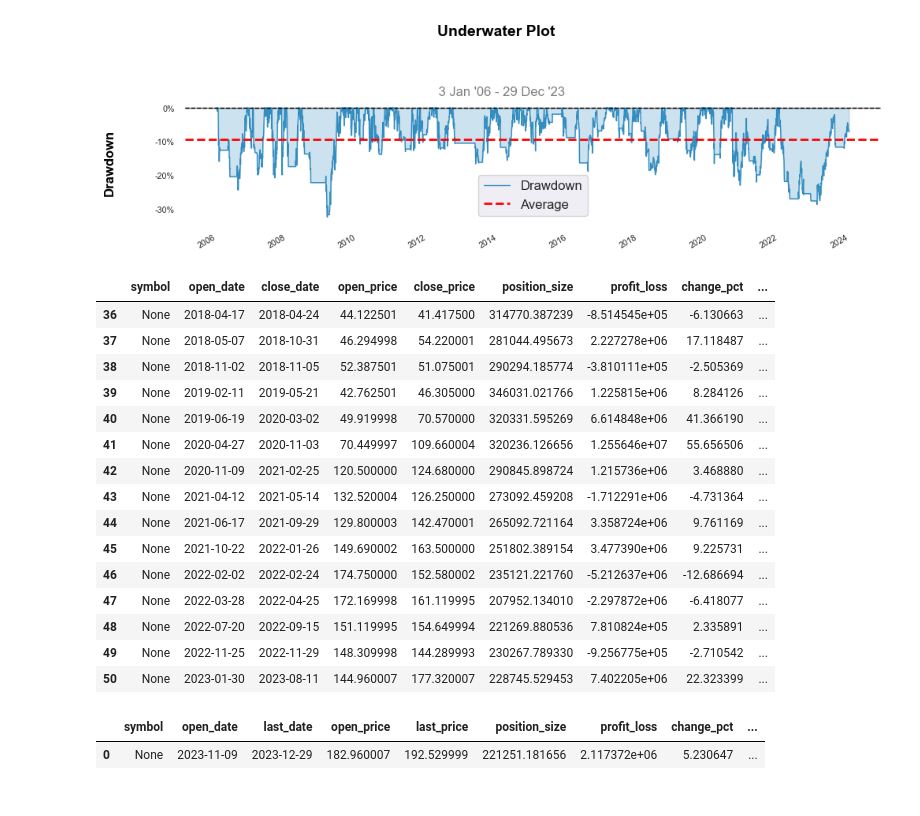
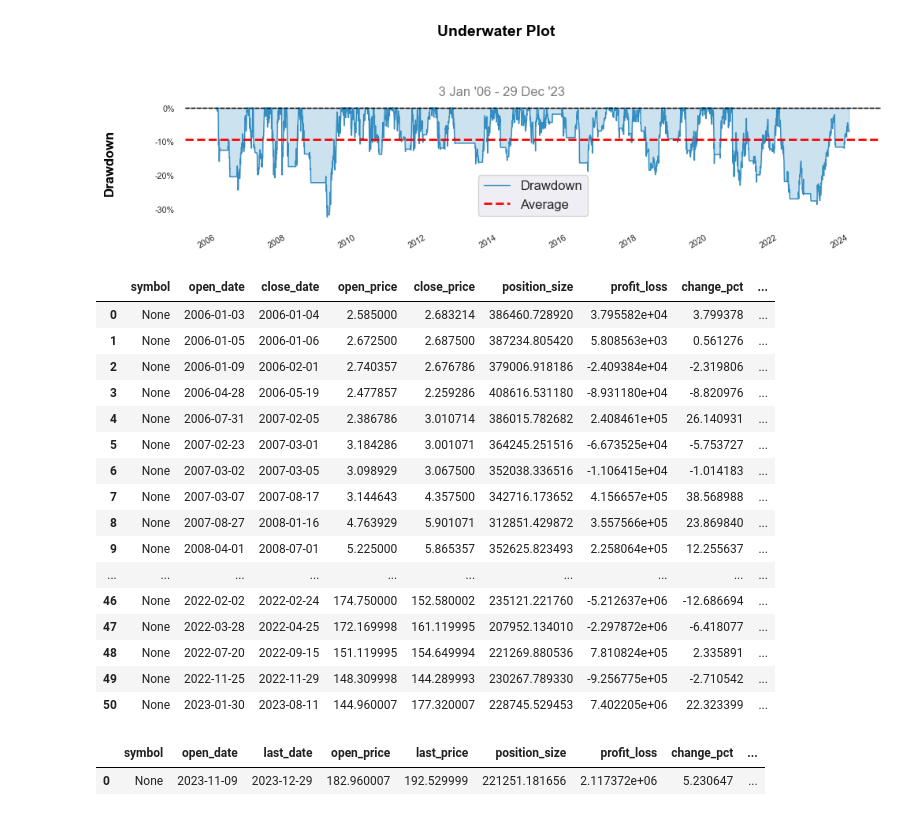
Before and after one commit to pawelkn/btester, a Jupyter notebook: examples/single-asset-ma-crossover.ipynb, the cells around one changed output. Cells and saved outputs as stored; diff of their text form; code cells hidden in the pictures.

```diff
--- a/examples/single-asset-ma-crossover.ipynb
+++ b/examples/single-asset-ma-crossover.ipynb
@@ -127,19 +127,20 @@ qs.plots.drawdown(result.returns, figsize=(10,3))
 [figure]
 # %%
 trades = pd.DataFrame(result.trades)
-trades.tail(15)
+trades
 # %% [output]
 |  | symbol | open_date | close_date | open_price | close_price | position_size | profit_loss | change_pct | ... |
-| 36 | None | 2018-04-17 | 2018-04-24 | 44.122501 | 41.417500 | 314770.387239 | -8.514545e+05 | -6.130663 | ... |
-| 37 | None | 2018-05-07 | 2018-10-31 | 46.294998 | 54.220001 | 281044.495673 | 2.227278e+06 | 17.118487 | ... |
-| 38 | None | 2018-11-02 | 2018-11-05 | 52.387501 | 51.075001 | 290294.185774 | -3.810111e+05 | -2.505369 | ... |
-| 39 | None | 2019-02-11 | 2019-05-21 | 42.762501 | 46.305000 | 346031.021766 | 1.225815e+06 | 8.284126 | ... |
-| 40 | None | 2019-06-19 | 2020-03-02 | 49.919998 | 70.570000 | 320331.595269 | 6.614848e+06 | 41.366190 | ... |
-| 41 | None | 2020-04-27 | 2020-11-03 | 70.449997 | 109.660004 | 320236.126656 | 1.255646e+07 | 55.656506 | ... |
-| 42 | None | 2020-11-09 | 2021-02-25 | 120.500000 | 124.680000 | 290845.898724 | 1.215736e+06 | 3.468880 | ... |
-| 43 | None | 2021-04-12 | 2021-05-14 | 132.520004 | 126.250000 | 273092.459208 | -1.712291e+06 | -4.731364 | ... |
-| 44 | None | 2021-06-17 | 2021-09-29 | 129.800003 | 142.470001 | 265092.721164 | 3.358724e+06 | 9.761169 | ... |
-| 45 | None | 2021-10-22 | 2022-01-26 | 149.690002 | 163.500000 | 251802.389154 | 3.477390e+06 | 9.225731 | ... |
+| 0 | None | 2006-01-03 | 2006-01-04 | 2.585000 | 2.683214 | 386460.728920 | 3.795582e+04 | 3.799378 | ... |
+| 1 | None | 2006-01-05 | 2006-01-06 | 2.672500 | 2.687500 | 387234.805420 | 5.808563e+03 | 0.561276 | ... |
+| 2 | None | 2006-01-09 | 2006-02-01 | 2.740357 | 2.676786 | 379006.918186 | -2.409384e+04 | -2.319806 | ... |
+| 3 | None | 2006-04-28 | 2006-05-19 | 2.477857 | 2.259286 | 408616.531180 | -8.931180e+04 | -8.820976 | ... |
+| 4 | None | 2006-07-31 | 2007-02-05 | 2.386786 | 3.010714 | 386015.782682 | 2.408461e+05 | 26.140931 | ... |
+| 5 | None | 2007-02-23 | 2007-03-01 | 3.184286 | 3.001071 | 364245.251516 | -6.673525e+04 | -5.753727 | ... |
+| 6 | None | 2007-03-02 | 2007-03-05 | 3.098929 | 3.067500 | 352038.336516 | -1.106415e+04 | -1.014183 | ... |
+| 7 | None | 2007-03-07 | 2007-08-17 | 3.144643 | 4.357500 | 342716.173652 | 4.156657e+05 | 38.568988 | ... |
+| 8 | None | 2007-08-27 | 2008-01-16 | 4.763929 | 5.901071 | 312851.429872 | 3.557566e+05 | 23.869840 | ... |
+| 9 | None | 2008-04-01 | 2008-07-01 | 5.225000 | 5.865357 | 352625.823493 | 2.258064e+05 | 12.255637 | ... |
+| ... | ... | ... | ... | ... | ... | ... | ... | ... | ... |
 | 46 | None | 2022-02-02 | 2022-02-24 | 174.750000 | 152.580002 | 235121.221760 | -5.212637e+06 | -12.686694 | ... |
 | 47 | None | 2022-03-28 | 2022-04-25 | 172.169998 | 161.119995 | 207952.134010 | -2.297872e+06 | -6.418077 | ... |
 | 48 | None | 2022-07-20 | 2022-09-15 | 151.119995 | 154.649994 | 221269.880536 | 7.810824e+05 | 2.335891 | ... |
```
Also changed, not shown: parts of 2 cells of this notebook, 4 other files.
